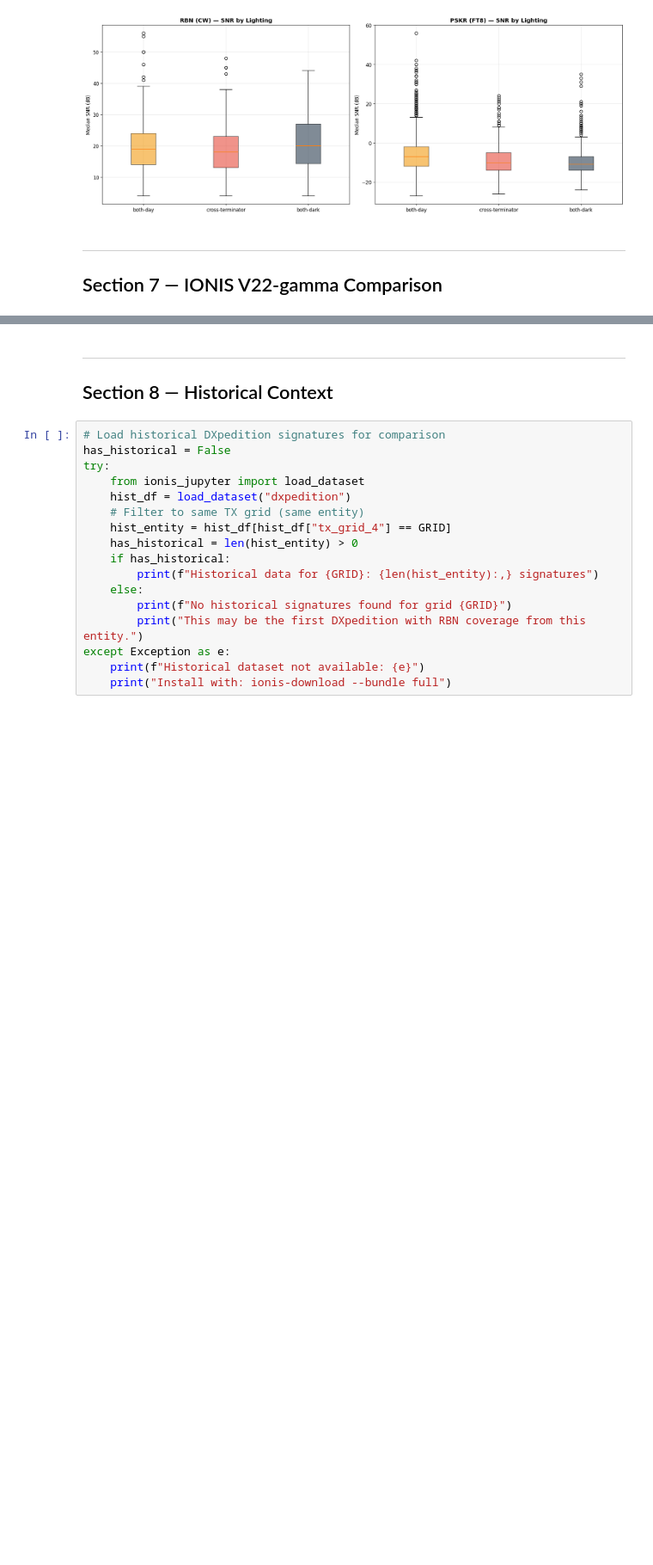
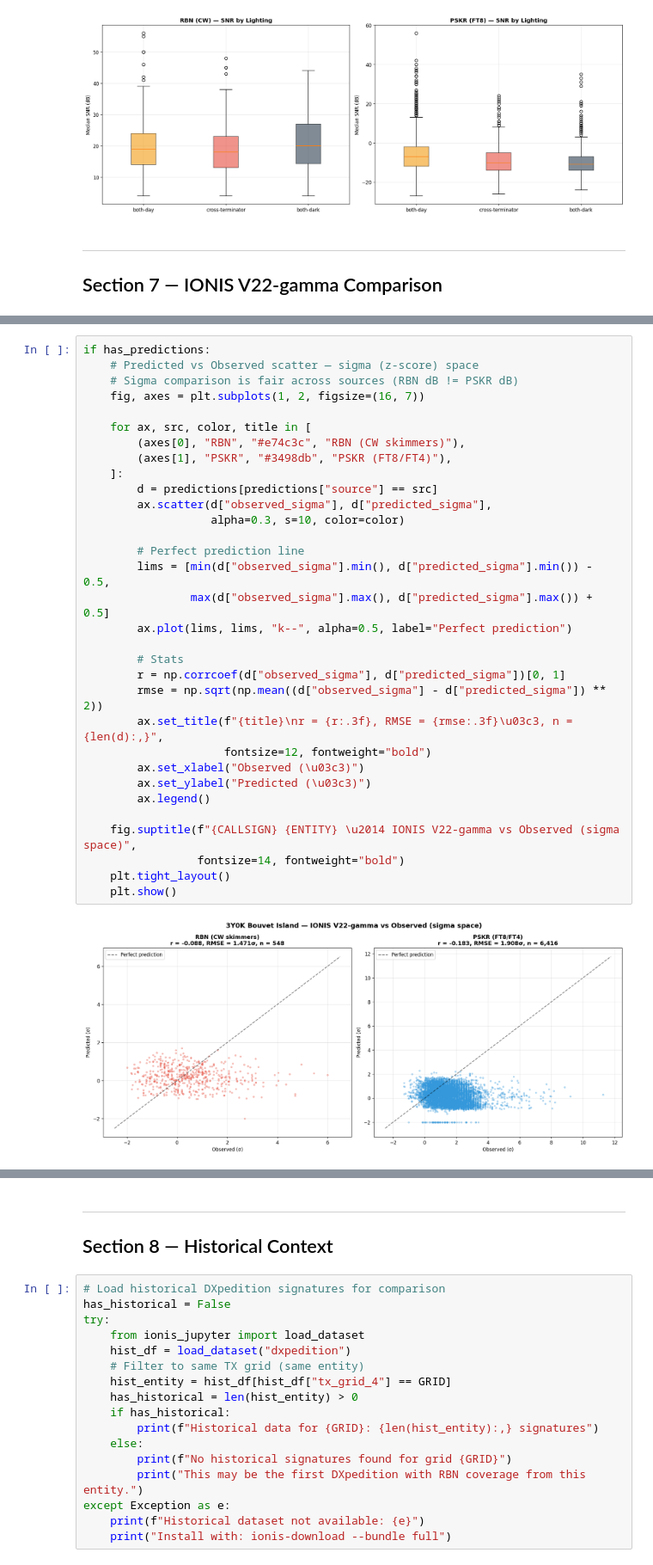
Before and after one commit to IONIS-AI/ionis-jupyter, a Jupyter notebook: notebooks/dxpedition-3y0k-bouvet-2026.ipynb, the cells around one changed output, grey strips where cells are left out. Shown at 86% size. Drawn from its saved outputs; the diff is of its cells as text; blank space fills up the shorter version.

```diff
--- a/notebooks/dxpedition-3y0k-bouvet-2026.ipynb
+++ b/notebooks/dxpedition-3y0k-bouvet-2026.ipynb
@@ -729,0 +726,34 @@ Paths available for comparison:
+# %%
+if has_predictions:
+    # Predicted vs Observed scatter — sigma (z-score) space
+    # Sigma comparison is fair across sources (RBN dB != PSKR dB)
+    fig, axes = plt.subplots(1, 2, figsize=(16, 7))
+
+    for ax, src, color, title in [
+        (axes[0], "RBN", "#e74c3c", "RBN (CW skimmers)"),
+        (axes[1], "PSKR", "#3498db", "PSKR (FT8/FT4)"),
+    ]:
+        d = predictions[predictions["source"] == src]
+        ax.scatter(d["observed_sigma"], d["predicted_sigma"],
+                   alpha=0.3, s=10, color=color)
+
+        # Perfect prediction line
+        lims = [min(d["observed_sigma"].min(), d["predicted_sigma"].min()) - 0.5,
+                max(d["observed_sigma"].max(), d["predicted_sigma"].max()) + 0.5]
+        ax.plot(lims, lims, "k--", alpha=0.5, label="Perfect prediction")
+
+        # Stats
+        r = np.corrcoef(d["observed_sigma"], d["predicted_sigma"])[0, 1]
+        rmse = np.sqrt(np.mean((d["observed_sigma"] - d["predicted_sigma"]) ** 2))
+        ax.set_title(f"{title}\nr = {r:.3f}, RMSE = {rmse:.3f}\u03c3, n = {len(d):,}",
+                     fontsize=12, fontweight="bold")
+        ax.set_xlabel("Observed (\u03c3)")
+        ax.set_ylabel("Predicted (\u03c3)")
+        ax.legend()
+
+    fig.suptitle(f"{CALLSIGN} {ENTITY} \u2014 IONIS V22-gamma vs Observed (sigma space)",
+                 fontsize=14, fontweight="bold")
+    plt.tight_layout()
+    plt.show()
+# %% [output]
+[figure, added]
```
Also changed, not shown: parts of 5 cells of this notebook, 1 other file.
